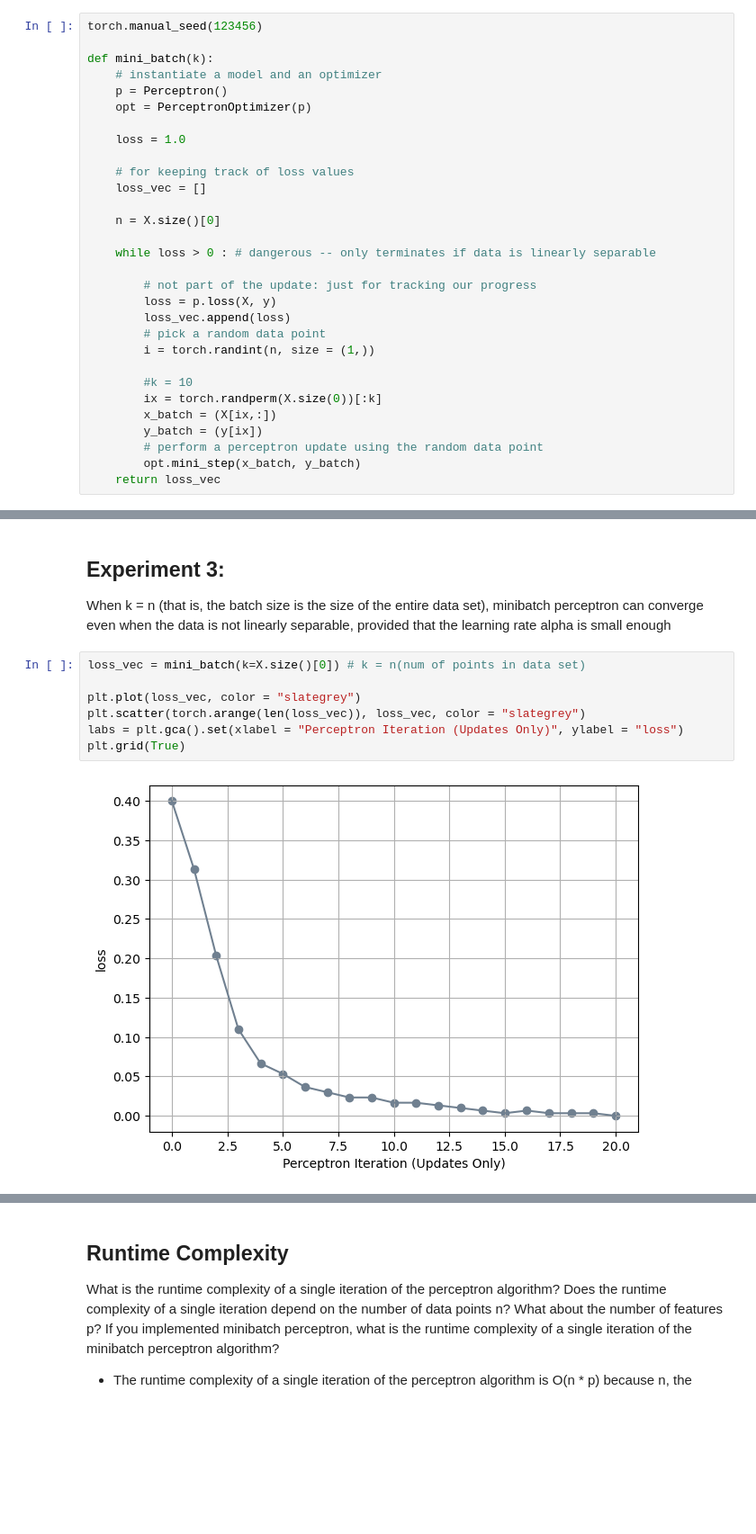
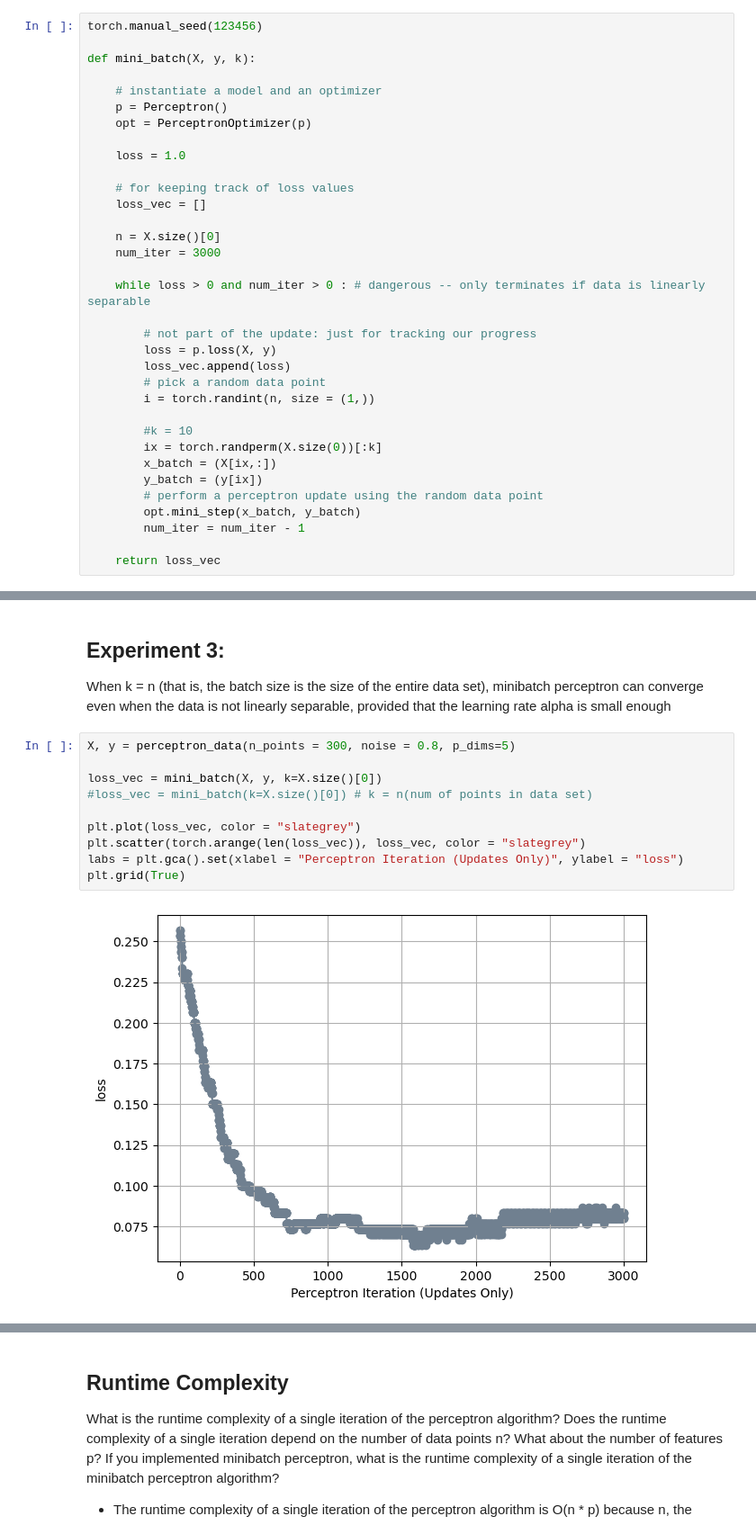
Before and after one commit to ddelgado8090/ddelgado8090.github.io, a Jupyter notebook: posts/implementing-perceptron/index.ipynb, the cells around one changed output, grey strips where cells are left out. Shown at 90% size. Cells and saved outputs as stored; diff of their text form; blank space fills up the shorter version.

Commit message:
fixing perceptron

```diff
--- a/posts/implementing-perceptron/index.ipynb
+++ b/posts/implementing-perceptron/index.ipynb
@@ -352,7 +352,8 @@ The “minimal training loop” code used in the previous experiments to check i
 # %%
 torch.manual_seed(123456)
 
-def mini_batch(k):
+def mini_batch(X, y, k):
+
     # instantiate a model and an optimizer
     p = Perceptron()
     opt = PerceptronOptimizer(p)
@@ -363,8 +364,9 @@ def mini_batch(k):
     loss_vec = []
 
     n = X.size()[0]
+    num_iter = 3000
 
-    while loss > 0 : # dangerous -- only terminates if data is linearly separable
+    while loss > 0 and num_iter > 0 : # dangerous -- only terminates if data is linearly separable
 
         # not part of the update: just for tracking our progress
         loss = p.loss(X, y)
@@ -378,6 +380,8 @@ def mini_batch(k):
         y_batch = (y[ix])
         # perform a perceptron update using the random data point
         opt.mini_step(x_batch, y_batch)
+        num_iter = num_iter - 1
+
     return loss_vec
 # %% [markdown]
 ## Minibatch Perceptron Experiments
@@ -413,12 +420,15 @@ Here, we see how the algorithm can still find a separating line as the evolution
 ## Experiment 3:
 When k = n (that is, the batch size is the size of the entire data set), minibatch perceptron can converge even when the data is not linearly separable, provided that the learning rate alpha is small enough
 # %%
-loss_vec = mini_batch(k=X.size()[0]) # k = n(num of points in data set)
+X, y = perceptron_data(n_points = 300, noise = 0.8, p_dims=5)
+
+loss_vec = mini_batch(X, y, k=X.size()[0])
+#loss_vec = mini_batch(k=X.size()[0]) # k = n(num of points in data set)
 
 plt.plot(loss_vec, color = "slategrey")
 plt.scatter(torch.arange(len(loss_vec)), loss_vec, color = "slategrey")
 labs = plt.gca().set(xlabel = "Perceptron Iteration (Updates Only)", ylabel = "loss")
 plt.grid(True)
 # %% [output]
-[figure, old version]
+[figure, new version]
 # %% [markdown]
```
Also changed, not shown: parts of 11 cells of this notebook, 11 other files.
